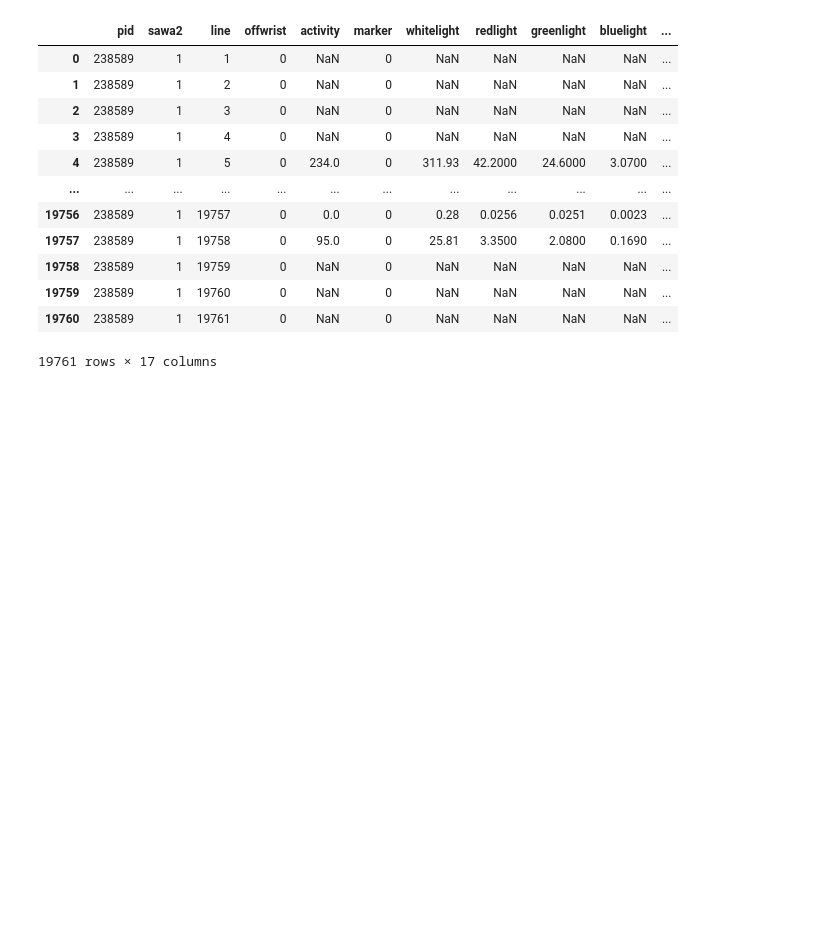
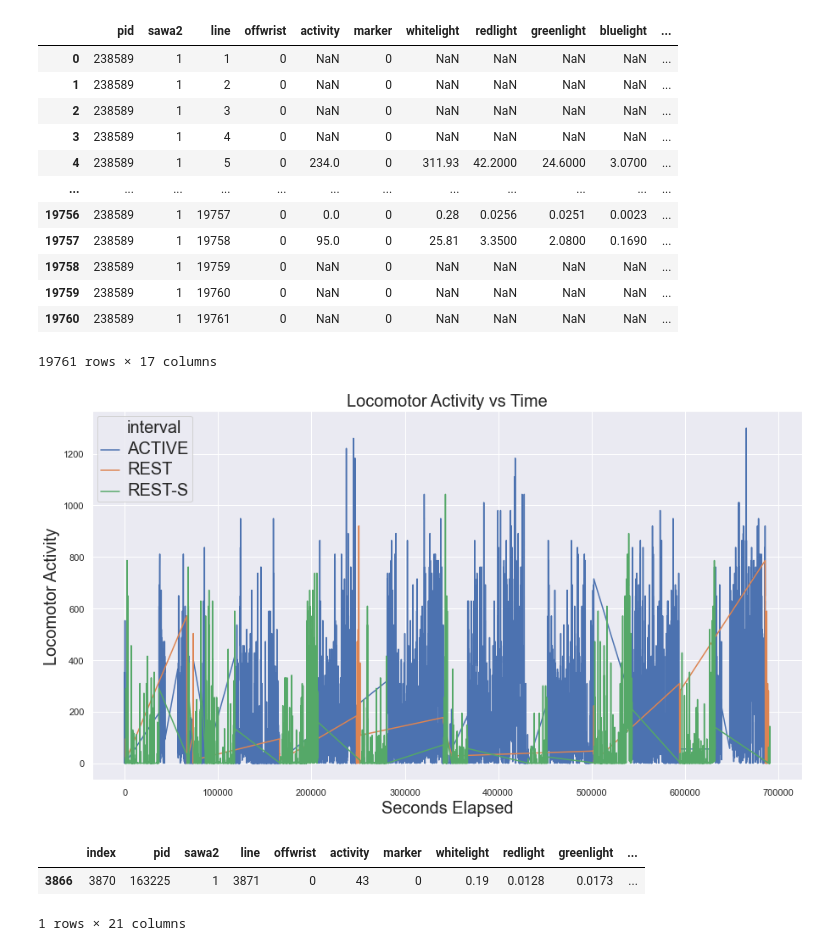
Before and after one commit to GogoHYX/DSC180_sleep_apnea, a Jupyter notebook: notebooks/activity_EDA.ipynb, the cells around one changed output. Saved outputs shown, nothing was run; the diff lists cells and outputs as text; code cells hidden in the pictures; blank space fills up the shorter version.

```diff
--- a/notebooks/activity_EDA.ipynb
+++ b/notebooks/activity_EDA.ipynb
@@ -69,3 +97,14 @@ df2
 | 19759 | 238589 | 1 | 19760 | 0 | NaN | 0 | NaN | NaN | NaN | NaN | ... |
 | 19760 | 238589 | 1 | 19761 | 0 | NaN | 0 | NaN | NaN | NaN | NaN | ... |
 19761 rows × 17 columns
+# %%
+fig4 = sns.lineplot(x='seconds', y='activity', data=df, hue='interval')
+plt.legend()
+plt.setp(fig4.get_legend().get_texts(), fontsize='20')
+plt.xlabel('Seconds Elapsed', fontsize=20)
+plt.ylabel('Locomotor Activity', fontsize=20)
+plt.title('Locomotor Activity vs Time', fontsize=20)
+
+plt.show()
+# %% [output]
+[figure, added]
@@ -71,0 +121,6 @@ df2
+# %%
+df[df['seconds'] == 60 * 60 * 24]
+# %% [output]
+|  | index | pid | sawa2 | line | offwrist | activity | marker | whitelight | redlight | greenlight | ... |
+| 3866 | 3870 | 163225 | 1 | 3871 | 0 | 43 | 0 | 0.19 | 0.0128 | 0.0173 | ... |
+1 rows × 21 columns
```
Also changed, not shown: parts of 13 cells of this notebook.
